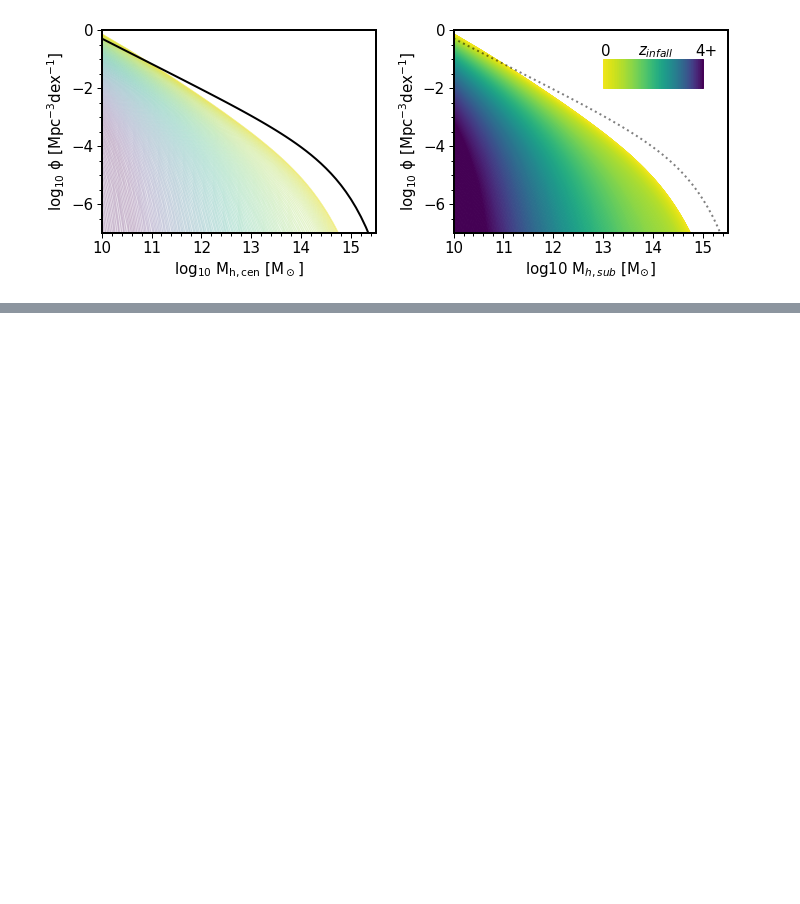
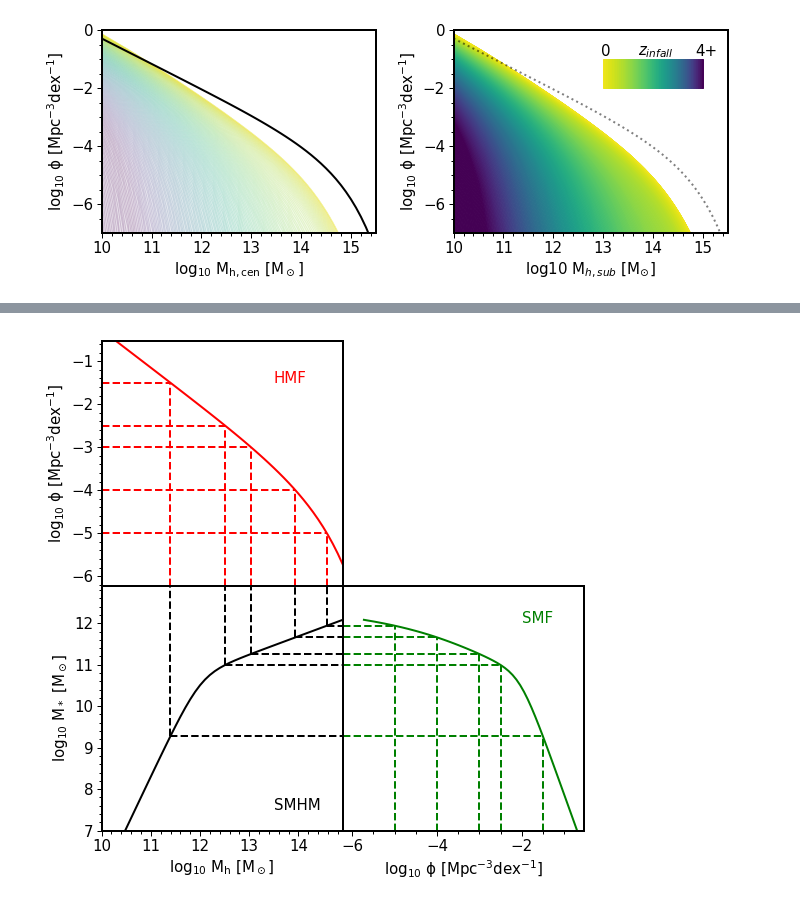
Before and after one commit to PipGrylls/STEEL, a Jupyter notebook: Notebooks/Plots/Thesis.ipynb, the cells around one changed output, grey strips where cells are left out. Saved outputs shown, nothing was run; the diff lists cells and outputs as text; code cells hidden in the pictures; blank space fills up the shorter version.

```diff
--- a/Notebooks/Plots/Thesis.ipynb
+++ b/Notebooks/Plots/Thesis.ipynb
@@ -202,0 +206,84 @@ yellowgreen #9ACD32
+# %%
+def cnd_lines(num_den, num_den_min, ax1_in, ax2_in, ax3_in, hm_min_max, sm_min_max):
+    #Function to calculate and plot CND lines
+    #Inputs:
+    #    num_den: number density at which to plot the lines
+    #    ax*_in: tuples containing (figure, x, y)
+    ax1_intp=interpolate.interp1d(ax1_in[2], ax1_in[1]) #y to x
+    ax2_intp=interpolate.interp1d(ax2_in[1], ax2_in[2]) #x to y
+    ax3_intp=interpolate.interp1d(ax3_in[2], ax3_in[1]) #x to y
+
+    hm=ax1_intp(num_den)
+    sm1=ax3_intp(num_den)
+    sm2=ax2_intp(hm)
+    #assert sm1 == sm2: print(sm1, sm2)
+
+    ax1_in[0].hlines(num_den, hm_min_max[0], hm, linestyle = "--", color = "r")
+    ax2_in[0].hlines(sm1, hm, hm_min_max[1], linestyle = "--", color = "k")
+    ax3_in[0].hlines(sm1, num_den_min, num_den, linestyle = "--", color = "g")
+    ax1_in[0].vlines(hm, num_den_min, num_den, linestyle = "--", color = "r")
+    ax2_in[0].vlines(hm, sm1, sm_min_max[1], linestyle = "--", color = "k")
+    ax3_in[0].vlines(num_den, sm_min_max[0], sm1, linestyle = "--", color = "g")
+
+
+hm_min_max=[10, 15]
+sm_min_max=[7, 13]
+bin_widths=0.1
+halo_masses=np.arange(hm_min_max[0], hm_min_max[1], bin_widths)
+stellar_masses=np.arange(sm_min_max[0], sm_min_max[1], bin_widths)
+hmf=np.log10(HMF_fun(halo_masses, 0.1))
+AbnMtch['Override_z'] = True
+AbnMtch['Scatter'] = 0.01
+smhm = F.DarkMatterToStellarMass(halo_masses, 0.1, Paramaters, ScatterOn = False)
+smf = F.DM_to_SM(stellar_masses+0.05, np.log10(HMF_fun(halo_masses, 0.1)), halo_masses, bin_widths,bin_widths, Paramaters, Redshift = 0.1, N = 10000)[1]
+AbnMtch['Override_z'] = False
+AbnMtch['Scatter'] = 0.01
+
+
+fig = plt.figure(figsize=[8,8])
+gs = GridSpec(12, 12, hspace=0.0,wspace=0.0,figure=fig)
+ax1 = fig.add_subplot(gs[0:6,0:6])
+ax2 = fig.add_subplot(gs[6:12,0:6])
+ax3 = fig.add_subplot(gs[6:12,6:12])
+
+
+ax1.set_xlim(halo_masses[0], halo_masses[-1])
+ax1.set_ylim((np.max([np.min(hmf), np.min(smf)]))-0.5, np.min([np.max(smf), np.max(hmf)])+0.5)
+ax2.set_xlim(halo_masses[0], halo_masses[-1])
+ax2.set_ylim(stellar_masses[0], stellar_masses[-1])
+ax3.set_xlim((np.max([np.min(hmf), np.min(smf)]))-0.5, np.min([np.max(smf), np.max(hmf)])+0.5)
+ax3.set_ylim(stellar_masses[0], stellar_masses[-1])
+
+
+num_den_min=(np.max([np.min(hmf), np.min(smf)]))-0.5
+
+
+ax1_pkg = (ax1, halo_masses, hmf)
+ax2_pkg = (ax2, halo_masses, smhm)
+ax3_pkg = (ax3, smhm, hmf)
+
+cnd_lines([-1.5, -2.5, -3.0, -4.0, -5.0], num_den_min, ax1_pkg, ax2_pkg, ax3_pkg, hm_min_max, sm_min_max)
+
+ax1.plot(halo_masses, hmf, "-r")
+ax2.plot(halo_masses, smhm, "-k")
+ax3.plot(hmf, smhm, "-g")
+
+
+ax1.set_ylabel("$\mathrm{log_{10}}$ $\mathrm{\phi}$ $\mathrm{[Mpc^{-3}dex^{-1}]}$")
+ax2.set_xlabel("$\mathrm{log_{10}}$ $\mathrm{M_h}$ $\mathrm{[M_\odot]}$")
+ax2.set_ylabel("$\mathrm{log_{10}}$ $\mathrm{M_*}$ $\mathrm{[M_\odot]}$")
+ax3.set_xlabel("$\mathrm{log_{10}}$ $\mathrm{\phi}$ $\mathrm{[Mpc^{-3}dex^{-1}]}$")
+
+ax1.set_xticks([])
+ax3.set_yticks([])
+
+ax1.text(13.5, -1.5, "HMF", color = "r")
+ax2.text(13.5, 7.5, "SMHM", color = "k")
+ax3.text(-2, 12, "SMF", color = "g")
+
+plt.tight_layout()
+plt.savefig(AbsPath+"/Figures/Thesis/Method/AbundaceMatching.png")
+plt.show()
+plt.clf()
+# %% [output]
+[figure, added]
```
Also changed, not shown: parts of 15 cells of this notebook, 9 other files.
